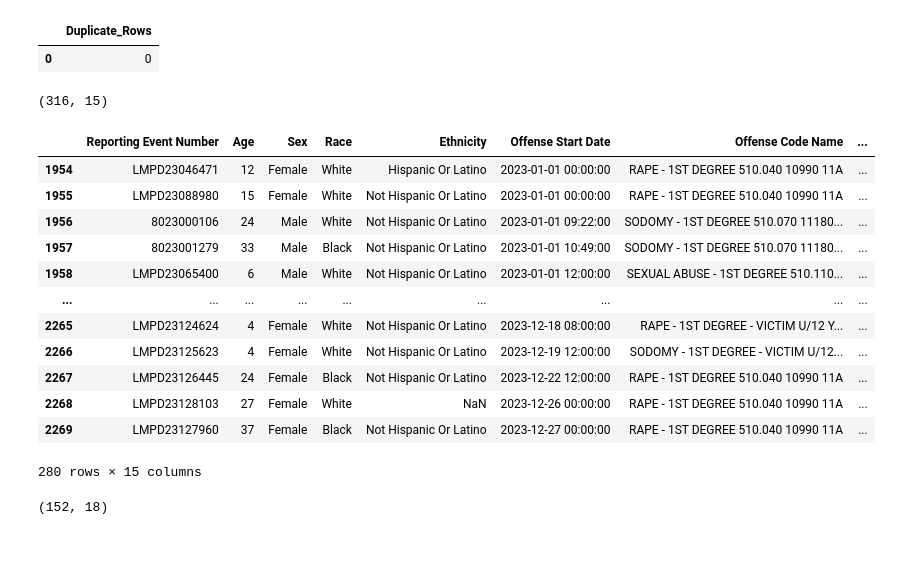
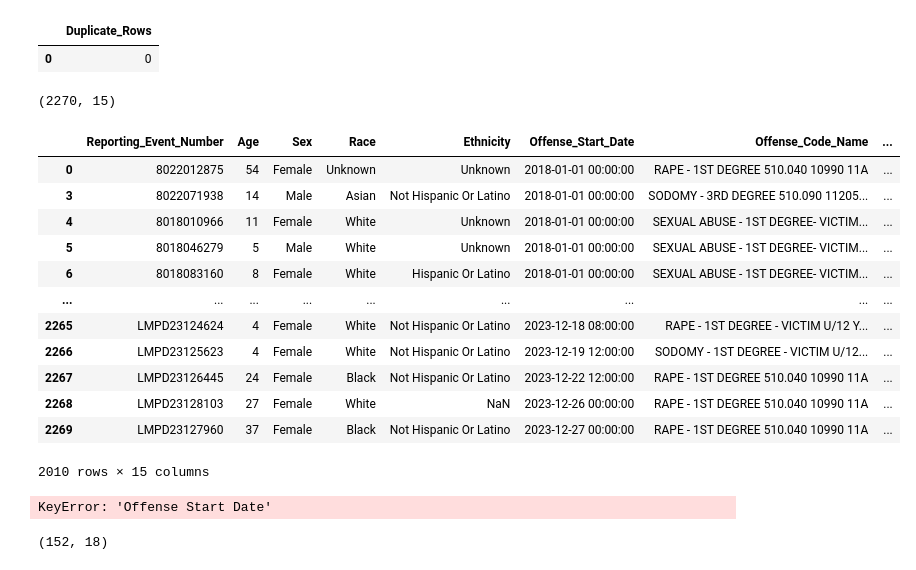
Before and after one commit to ajgraham-louky/streetlight-sexual-assault, a Jupyter notebook: sexual_assaults_analysis.ipynb, the cells around one changed output. Cells and saved outputs as stored; diff of their text form; code cells hidden in the pictures.

```diff
--- a/sexual_assaults_analysis.ipynb
+++ b/sexual_assaults_analysis.ipynb
@@ -53,6 +51,6 @@ theme_set(
 # %%
 #Paths
-RAW_CSV="assault incidents data.csv"
+RAW_CSV="streetlightcouncil.csv"
 OUT_DIR=Path("processed_data")
 OUT_DIR.mkdir(parents=True,exist_ok=True)
 ARTIFACT_DIR=Path("artifacts")
@@ -80,9 +78,8 @@ assaults
 2270 rows × 15 columns
 # %%
-#filter only rows where the year =2023
 # Convert to datetime using the correct column name
-assaults['Offense Start Date'] = pd.to_datetime(assaults['Offense Start Date'], errors='coerce')
+assaults['Offense_Start_Date'] = pd.to_datetime(assaults['Offense_Start_Date'], errors='coerce')
 
 # Filter rows where the year is 2023
-assaults_2023 = assaults[assaults['Offense Start Date'].dt.year == 2023]
+#assaults = assaults[assaults['Offense Start Date'].dt.year == 2023]
 # %%
@@ -204,42 +203,42 @@ display(pd.DataFrame({'Duplicate_Rows':[duplicate_count]}))
 |  | Duplicate_Rows |
 | 0 | 0 |
 # %%
-assaults_2023.shape
+assaults.shape
 # %% [output]
-(316, 15)
+(2270, 15)
 # %%
-assaults_2023 = assaults_2023.dropna(subset=['Age', 'COUNDIST'])
+assaults = assaults.dropna(subset=['Age', 'COUNDIST'])
 # %%
 #  Convert both columns to integer
-assaults_2023['Age'] = assaults_2023['Age'].round().astype(int)
-assaults_2023['COUNDIST'] = assaults_2023['COUNDIST'].round().astype(int)
+assaults['Age'] = assaults['Age'].round().astype(int)
+assaults['COUNDIST'] = assaults['COUNDIST'].round().astype(int)
 # %%
-assaults_2023
+assaults
 # %% [output]
-|  | Reporting Event Number | Age | Sex | Race | Ethnicity | Offense Start Date | Offense Code Name | ... |
-| 1954 | LMPD23046471 | 12 | Female | White | Hispanic Or Latino | 2023-01-01 00:00:00 | RAPE - 1ST DEGREE 510.040 10990 11A | ... |
-| 1955 | LMPD23088980 | 15 | Female | White | Not Hispanic Or Latino | 2023-01-01 00:00:00 | RAPE - 1ST DEGREE 510.040 10990 11A | ... |
-| 1956 | 8023000106 | 24 | Male | White | Not Hispanic Or Latino | 2023-01-01 09:22:00 | SODOMY - 1ST DEGREE 510.070 11180... | ... |
-| 1957 | 8023001279 | 33 | Male | Black | Not Hispanic Or Latino | 2023-01-01 10:49:00 | SODOMY - 1ST DEGREE 510.070 11180... | ... |
-| 1958 | LMPD23065400 | 6 | Male | White | Not Hispanic Or Latino | 2023-01-01 12:00:00 | SEXUAL ABUSE - 1ST DEGREE 510.110... | ... |
+|  | Reporting_Event_Number | Age | Sex | Race | Ethnicity | Offense_Start_Date | Offense_Code_Name | ... |
+| 0 | 8022012875 | 54 | Female | Unknown | Unknown | 2018-01-01 00:00:00 | RAPE - 1ST DEGREE 510.040 10990 11A | ... |
+| 3 | 8022071938 | 14 | Male | Asian | Not Hispanic Or Latino | 2018-01-01 00:00:00 | SODOMY - 3RD DEGREE 510.090 11205... | ... |
+| 4 | 8018010966 | 11 | Female | White | Unknown | 2018-01-01 00:00:00 | SEXUAL ABUSE - 1ST DEGREE- VICTIM... | ... |
+| 5 | 8018046279 | 5 | Male | White | Unknown | 2018-01-01 00:00:00 | SEXUAL ABUSE - 1ST DEGREE- VICTIM... | ... |
+| 6 | 8018083160 | 8 | Female | White | Hispanic Or Latino | 2018-01-01 00:00:00 | SEXUAL ABUSE - 1ST DEGREE- VICTIM... | ... |
 | ... | ... | ... | ... | ... | ... | ... | ... | ... |
 | 2265 | LMPD23124624 | 4 | Female | White | Not Hispanic Or Latino | 2023-12-18 08:00:00 | RAPE - 1ST DEGREE - VICTIM U/12 Y... | ... |
 | 2266 | LMPD23125623 | 4 | Female | White | Not Hispanic Or Latino | 2023-12-19 12:00:00 | SODOMY - 1ST DEGREE - VICTIM U/12... | ... |
 | 2267 | LMPD23126445 | 24 | Female | Black | Not Hispanic Or Latino | 2023-12-22 12:00:00 | RAPE - 1ST DEGREE 510.040 10990 11A | ... |
 | 2268 | LMPD23128103 | 27 | Female | White | NaN | 2023-12-26 00:00:00 | RAPE - 1ST DEGREE 510.040 10990 11A | ... |
 | 2269 | LMPD23127960 | 37 | Female | Black | Not Hispanic Or Latino | 2023-12-27 00:00:00 | RAPE - 1ST DEGREE 510.040 10990 11A | ... |
-280 rows × 15 columns
+2010 rows × 15 columns
 # %%
 
 # Load & prepare assault data
-assaults_2023['Offense Start Date'] = pd.to_datetime(
-    assaults_2023['Offense Start Date']
+assaults['Offense_Start_Date'] = pd.to_datetime(
+    assaults['Offense_Start_Date']
 )
 
-assaults_2023['Hour'] = assaults_2023['Offense Start Date'].dt.hour
-assaults_2023['Year'] = assaults_2023['Offense Start Date'].dt.year
-assaults_2023['Date'] = assaults_2023['Offense Start Date'].dt.date
-assaults_2023['Time'] = assaults_2023['Offense Start Date'].dt.time
+assaults['Hour'] = assaults['Offense_Start_Date'].dt.hour
+assaults['Year'] = assaults['Offense_Start_Date'].dt.year
+assaults['Date'] = assaults['Offense_Start_Date'].dt.date
+assaults['Time'] = assaults['Offense_Start_Date'].dt.time
 
 # Read & parse Louisville sunrise/sunset file (2023)
 file_path = "sunset&sunrise_times.txt"
@@ -274,23 +273,23 @@ for line in lines:
 sun_df = pd.DataFrame(sun_records)
 
 # Merge sunrise/sunset into assault data
-assaults_2023 = assaults_2023.merge(
+assaults = assaults.merge(
     sun_df,
     on="Date",
     how="left"
 )
 
 #Flag nighttime incidents (Sunset → Sunrise)
-assaults_2023['Is_Nighttime'] = (
-    (assaults_2023['Time'] >= assaults_2023['Sunset']) |
-    (assaults_2023['Time'] < assaults_2023['Sunrise'])
+assaults['Is_Nighttime'] = (
+    (assaults['Time'] >= assaults['Sunset']) |
+    (assaults['Time'] < assaults['Sunrise'])
 )
 
 # Filter for nighttime incidents in 2023
 
-night_df = assaults_2023[
-    (assaults_2023['Year'] == 2023) &
-    (assaults_2023['Is_Nighttime'])
+night_df = assaults[
+    (assaults['Year'] == 2023) &
+    (assaults['Is_Nighttime'])
 ]
 
 # Group by month and count incidents
@@ -316,4 +315,6 @@ monthly_summary['Percentage'] = monthly_summary['Percentage'].round(2)
 # Display result
 print("Monthly incident summary (Nighttime, 2023):")
 print(monthly_summary)
+# %% [output]
+KeyError: 'Offense Start Date'
 # %%
```
Also changed, not shown: parts of 10 cells of this notebook, 2 other files.
